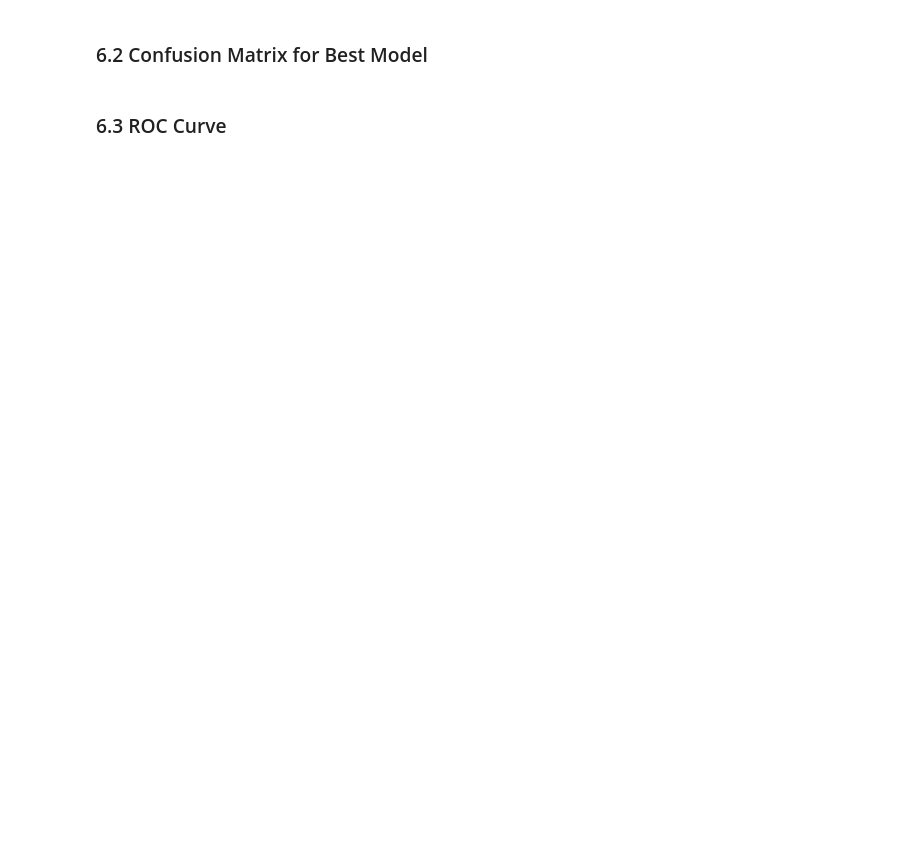
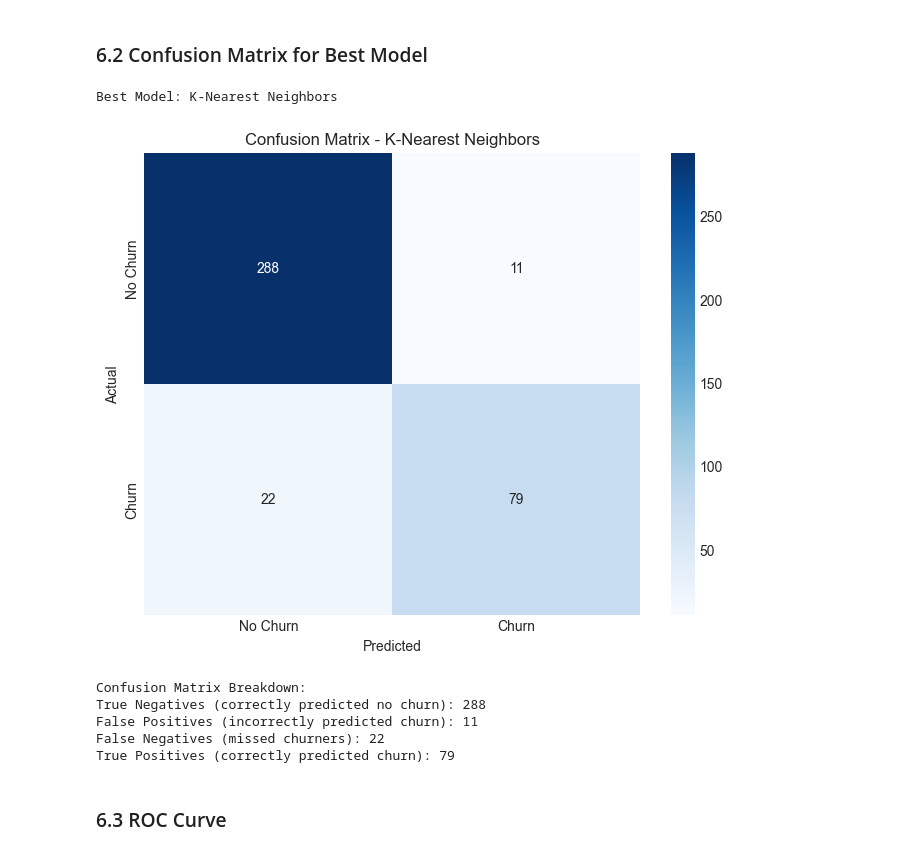
Before and after one commit to PranavDonepudi/ML-CookBook, a Jupyter notebook: scikit-learn/notebooks/01_classification_exercise.ipynb, the cells around one changed output. Cells and saved outputs as stored; diff of their text form; code cells hidden in the pictures; blank space fills up the shorter version.

```diff
--- a/scikit-learn/notebooks/01_classification_exercise.ipynb
+++ b/scikit-learn/notebooks/01_classification_exercise.ipynb
@@ -189,11 +270,10 @@ print(f"Logistic Regression Accuracy: {accuracy_lr:.3f}")
 # %%
 # YOUR CODE HERE:
 # Train KNN with n_neighbors=5 on SCALED data
-knn_model = KNeighborsClassifier(n_neighbors=5)
+knn_model = KNeighborsClassifier(n_neighbors=3)
 knn_model.fit(X_train_scaled, y_train)
 
 y_pred_knn = knn_model.predict(X_test_scaled)
 y_pred_proba_knn = knn_model.predict_proba(X_test_scaled)[:, 1]
-
 accuracy_knn = accuracy_score(y_test, y_pred_knn)
 print(f"KNN Accuracy: {accuracy_knn:.3f}")
@@ -265,30 +363,38 @@ print(results_df.to_string(index=False))
 # %%
 # Find best model by ROC-AUC
 best_model_name = results_df.loc[results_df['ROC-AUC'].idxmax(), 'Model']
 print(f"Best Model: {best_model_name}\n")
 
-# Get predictions for best model (assuming it's Random Forest)
-y_pred_best = y_pred_rf  # Change if different model is best
+# Get predictions for best model
+y_pred_best = y_pred_knn
 
 # Confusion Matrix
 cm = confusion_matrix(y_test, y_pred_best)
 
 plt.figure(figsize=(8, 6))
 sns.heatmap(cm, annot=True, fmt='d', cmap='Blues',
             xticklabels=['No Churn', 'Churn'],
             yticklabels=['No Churn', 'Churn'])
 plt.title(f'Confusion Matrix - {best_model_name}')
 plt.ylabel('Actual')
 plt.xlabel('Predicted')
 plt.show()
 
 # Interpretation
 tn, fp, fn, tp = cm.ravel()
 print("\nConfusion Matrix Breakdown:")
 print(f"True Negatives (correctly predicted no churn): {tn}")
 print(f"False Positives (incorrectly predicted churn): {fp}")
 print(f"False Negatives (missed churners): {fn}")
 print(f"True Positives (correctly predicted churn): {tp}")
+# %% [output]
+Best Model: K-Nearest Neighbors
+[figure, added]
+Confusion Matrix Breakdown:
+True Negatives (correctly predicted no churn): 288
+False Positives (incorrectly predicted churn): 11
+False Negatives (missed churners): 22
+True Positives (correctly predicted churn): 79
 # %% [markdown]
 ### 6.3 ROC Curve
 # %%
```
Also changed, not shown: parts of 17 cells of this notebook, 6 other files.
